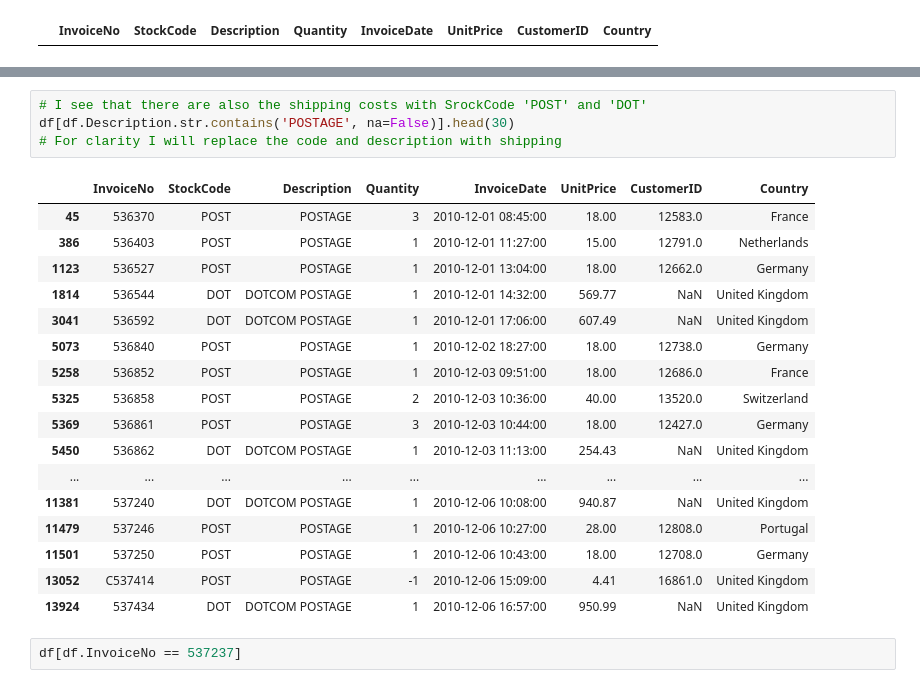
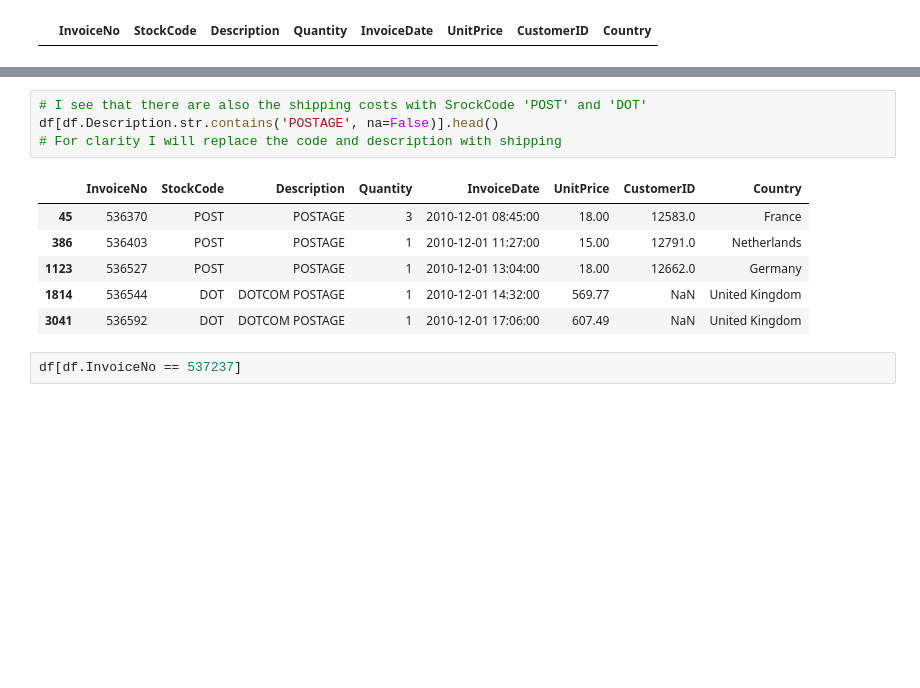
Before and after one commit to dimitsagk/ClientClustering_InventoryForecast, a Jupyter notebook: notebooks/01_Initial_Exploration+Cleaning-notebook.ipynb, the cells around one changed output, grey strips where cells are left out. Cells and saved outputs as stored; diff of their text form; blank space fills up the shorter version.

```diff
--- a/notebooks/01_Initial_Exploration+Cleaning-notebook.ipynb
+++ b/notebooks/01_Initial_Exploration+Cleaning-notebook.ipynb
@@ -244,25 +221,14 @@ df.sort_values(by='Quantity', ascending=False).head(40)
 # %%
 # I see that there are also the shipping costs with SrockCode 'POST' and 'DOT'
-df[df.Description.str.contains('POSTAGE', na=False)].head(30)
+df[df.Description.str.contains('POSTAGE', na=False)].head()
 # For clarity I will replace the code and description with shipping
 # %% [output]
 |  | InvoiceNo | StockCode | Description | Quantity | InvoiceDate | UnitPrice | CustomerID | Country |
 | 45 | 536370 | POST | POSTAGE | 3 | 2010-12-01 08:45:00 | 18.00 | 12583.0 | France |
 | 386 | 536403 | POST | POSTAGE | 1 | 2010-12-01 11:27:00 | 15.00 | 12791.0 | Netherlands |
 | 1123 | 536527 | POST | POSTAGE | 1 | 2010-12-01 13:04:00 | 18.00 | 12662.0 | Germany |
 | 1814 | 536544 | DOT | DOTCOM POSTAGE | 1 | 2010-12-01 14:32:00 | 569.77 | NaN | United Kingdom |
 | 3041 | 536592 | DOT | DOTCOM POSTAGE | 1 | 2010-12-01 17:06:00 | 607.49 | NaN | United Kingdom |
-| 5073 | 536840 | POST | POSTAGE | 1 | 2010-12-02 18:27:00 | 18.00 | 12738.0 | Germany |
-| 5258 | 536852 | POST | POSTAGE | 1 | 2010-12-03 09:51:00 | 18.00 | 12686.0 | France |
-| 5325 | 536858 | POST | POSTAGE | 2 | 2010-12-03 10:36:00 | 40.00 | 13520.0 | Switzerland |
-| 5369 | 536861 | POST | POSTAGE | 3 | 2010-12-03 10:44:00 | 18.00 | 12427.0 | Germany |
-| 5450 | 536862 | DOT | DOTCOM POSTAGE | 1 | 2010-12-03 11:13:00 | 254.43 | NaN | United Kingdom |
-| ... | ... | ... | ... | ... | ... | ... | ... | ... |
-| 11381 | 537240 | DOT | DOTCOM POSTAGE | 1 | 2010-12-06 10:08:00 | 940.87 | NaN | United Kingdom |
-| 11479 | 537246 | POST | POSTAGE | 1 | 2010-12-06 10:27:00 | 28.00 | 12808.0 | Portugal |
-| 11501 | 537250 | POST | POSTAGE | 1 | 2010-12-06 10:43:00 | 18.00 | 12708.0 | Germany |
-| 13052 | C537414 | POST | POSTAGE | -1 | 2010-12-06 15:09:00 | 4.41 | 16861.0 | United Kingdom |
-| 13924 | 537434 | DOT | DOTCOM POSTAGE | 1 | 2010-12-06 16:57:00 | 950.99 | NaN | United Kingdom |
 # %%
 df[df.InvoiceNo == 537237]
 # %% [output]
```
Also changed, not shown: parts of 19 cells of this notebook.
